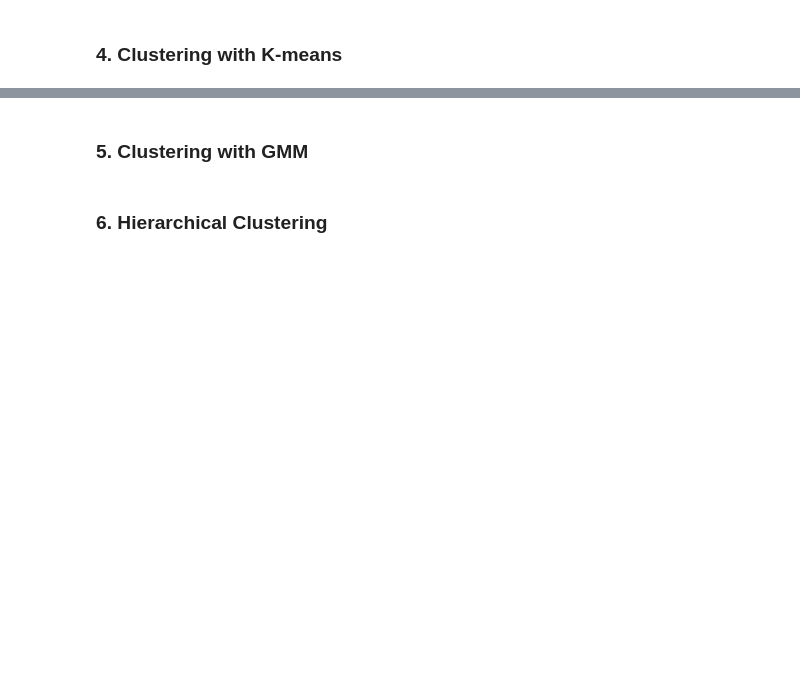
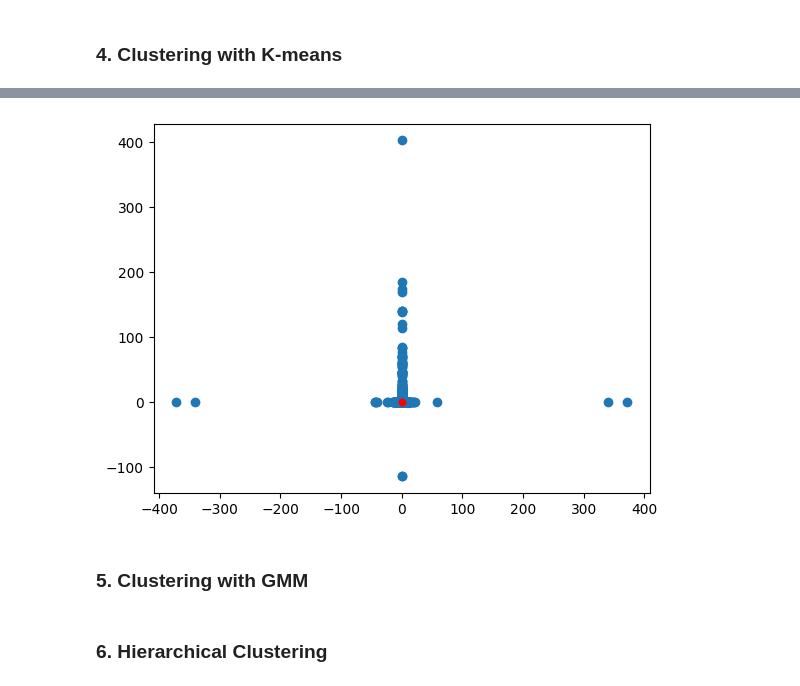
Before and after one commit to WamzMwangi/Unsupervised_Machine_Learning, a Jupyter notebook: Week2_Clustering/Customer_Segmentation_Project.ipynb, the cells around one changed output, grey strips where cells are left out. Saved outputs shown, nothing was run; the diff lists cells and outputs as text; code cells hidden in the pictures; blank space fills up the shorter version.

Commit message:
Attempt at Kmeans clustering

```diff
--- a/Week2_Clustering/Customer_Segmentation_Project.ipynb
+++ b/Week2_Clustering/Customer_Segmentation_Project.ipynb
@@ -238,0 +257,6 @@ scaled_df=scaler.fit_transform(final_df)
+# %%
+from sklearn.cluster import KMeans
+k_means=KMeans(n_clusters=2,n_init=12, random_state=42).fit(scaled_df)
+labels=k_means.labels_
+print("Clusters centers:", k_means.cluster_centers_)
+print('Cluster assigned to each samaple:', labels)
@@ -239,3 +271,15 @@ scaled_df=scaler.fit_transform(final_df)
+# %%
+# Plot the data
+plt.scatter(scaled_df[:,0], scaled_df[:,1], label='Data points')
+
+# Plot the clusters
+plt.scatter(k_means.cluster_centers_[:, 0],
+            k_means.cluster_centers_[:, 1],
+            s=20,                             # Set centroid size
+            c='red')                           # Set centroid color
+plt.show()
+# %% [output]
+[figure, added]
 # %% [markdown]
 ### 5. Clustering with GMM
 # %% [markdown]
```
Also changed, not shown: parts of 3 cells of this notebook.
